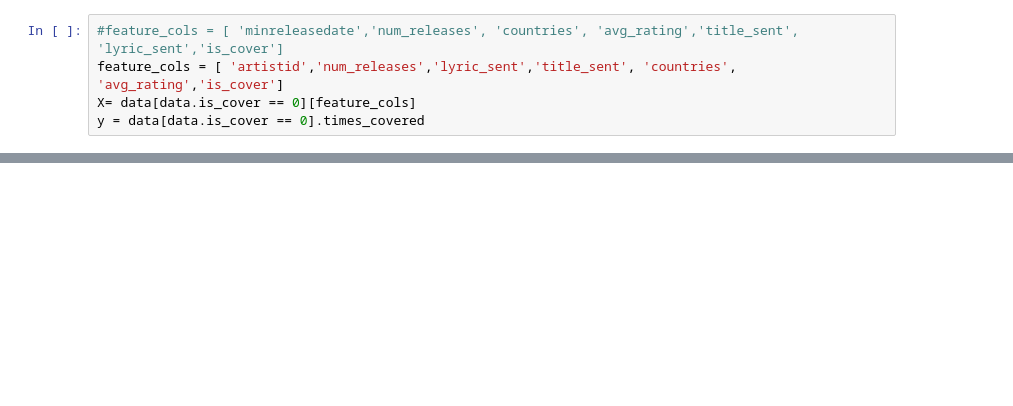
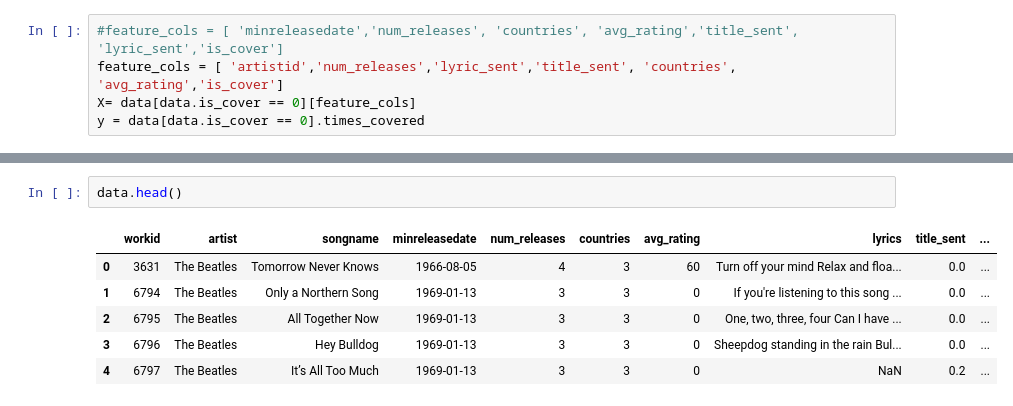
Before and after one commit to maxrose61/GA_DS, a Jupyter notebook: FInal_Project/Quantifying_Influence_Analysis_maxrose_DSFinal.ipynb, the cells around one changed output, grey strips where cells are left out. Saved outputs shown, nothing was run; the diff lists cells and outputs as text; blank space fills up the shorter version.

```diff
--- a/FInal_Project/Quantifying_Influence_Analysis_maxrose_DSFinal.ipynb
+++ b/FInal_Project/Quantifying_Influence_Analysis_maxrose_DSFinal.ipynb
@@ -59,0 +59,9 @@ AttributeError: 'RandomForestClassifier' object has no attribute 'oob_score_'
+# %%
+data.head()
+# %% [output]
+|  | workid | artist | songname | minreleasedate | num_releases | countries | avg_rating | lyrics | title_sent | ... |
+| 0 | 3631 | The Beatles | Tomorrow Never Knows | 1966-08-05 | 4 | 3 | 60 | Turn off your mind Relax and floa... | 0.0 | ... |
+| 1 | 6794 | The Beatles | Only a Northern Song | 1969-01-13 | 3 | 3 | 0 | If you're listening to this song ... | 0.0 | ... |
+| 2 | 6795 | The Beatles | All Together Now | 1969-01-13 | 3 | 3 | 0 | One, two, three, four Can I have ... | 0.0 | ... |
+| 3 | 6796 | The Beatles | Hey Bulldog | 1969-01-13 | 3 | 3 | 0 | Sheepdog standing in the rain Bul... | 0.0 | ... |
+| 4 | 6797 | The Beatles | It’s All Too Much | 1969-01-13 | 3 | 3 | 0 | NaN | 0.2 | ... |
```
Also changed, not shown: parts of 11 cells of this notebook, 8 other files.
